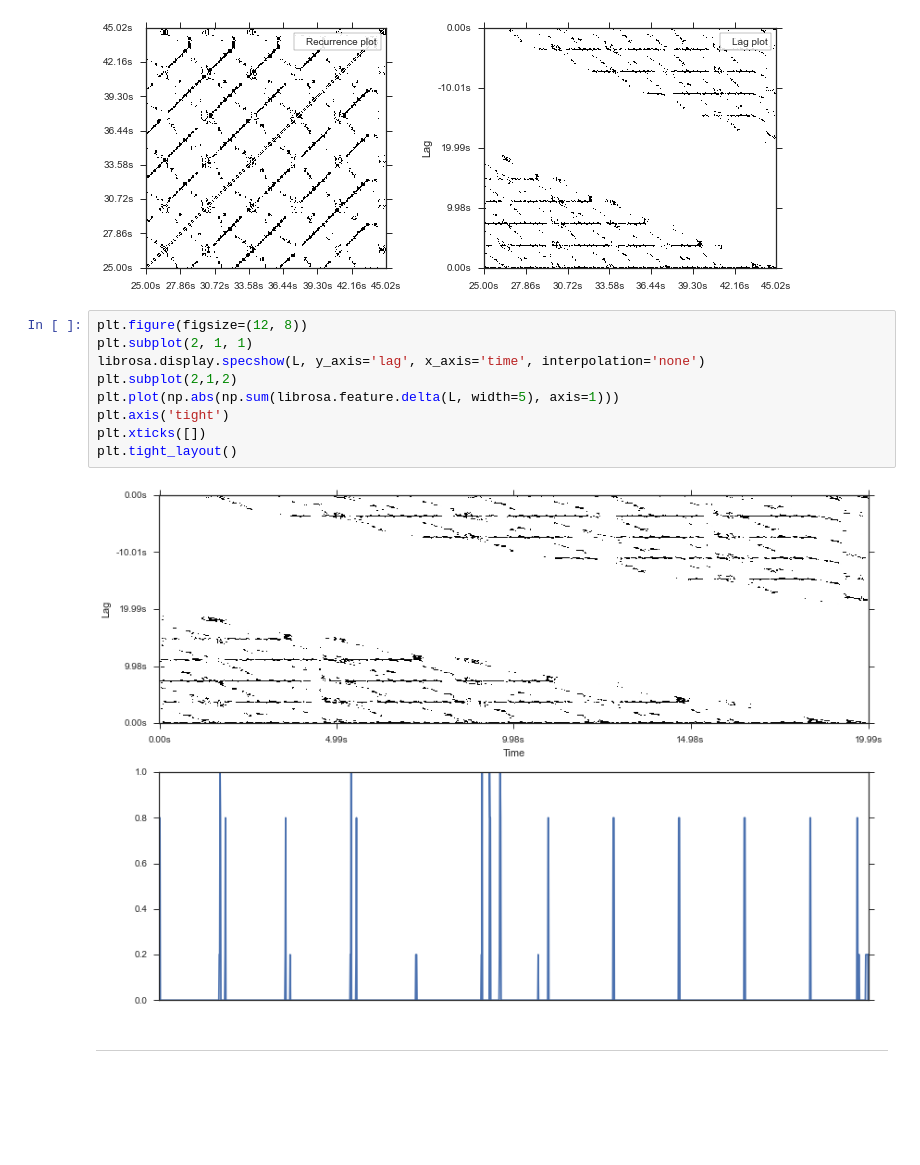
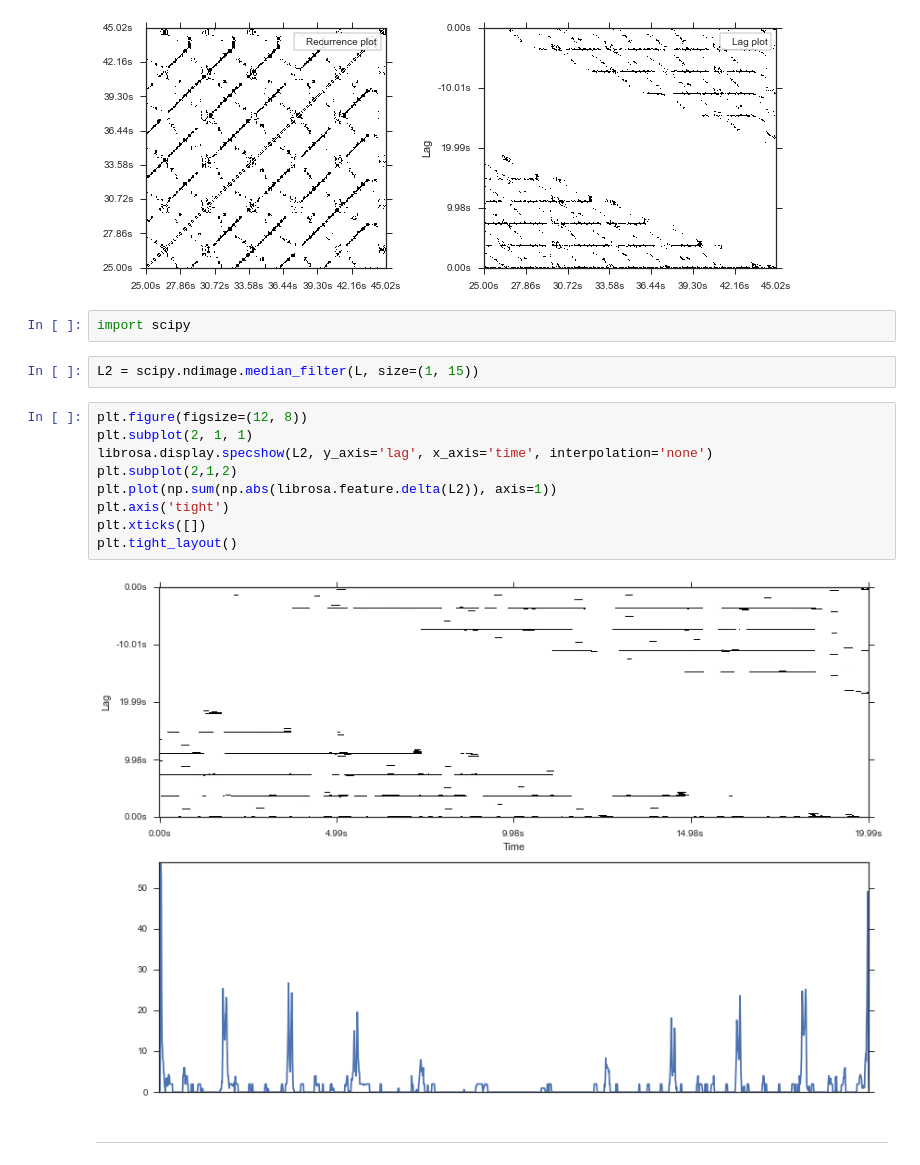
Before and after one commit to scipy-conference/scipy_proceedings, a Jupyter notebook: papers/brian_mcfee/Figure construction.ipynb, the cells around one changed output. Drawn from its saved outputs; the diff is of its cells as text; blank space fills up the shorter version.

```diff
--- a/papers/brian_mcfee/Figure construction.ipynb
+++ b/papers/brian_mcfee/Figure construction.ipynb
@@ -144,17 +144,21 @@ plt.tight_layout()
 plt.savefig('recurrence.pdf', pad_inches=None, bbox_inches='tight')
 # %% [output]
 [figure]
+# %%
+import scipy
+# %%
+L2 = scipy.ndimage.median_filter(L, size=(1, 15))
 # %%
 plt.figure(figsize=(12, 8))
 plt.subplot(2, 1, 1)
-librosa.display.specshow(L, y_axis='lag', x_axis='time', interpolation='none')
+librosa.display.specshow(L2, y_axis='lag', x_axis='time', interpolation='none')
 plt.subplot(2,1,2)
-plt.plot(np.abs(np.sum(librosa.feature.delta(L, width=5), axis=1)))
+plt.plot(np.sum(np.abs(librosa.feature.delta(L2)), axis=1))
 plt.axis('tight')
 plt.xticks([])
 plt.tight_layout()
 # %% [output]
-[figure, old version]
+[figure, new version]
 # %% [markdown]
 ---
 # %%
```
Also changed, not shown: 1 other file.
